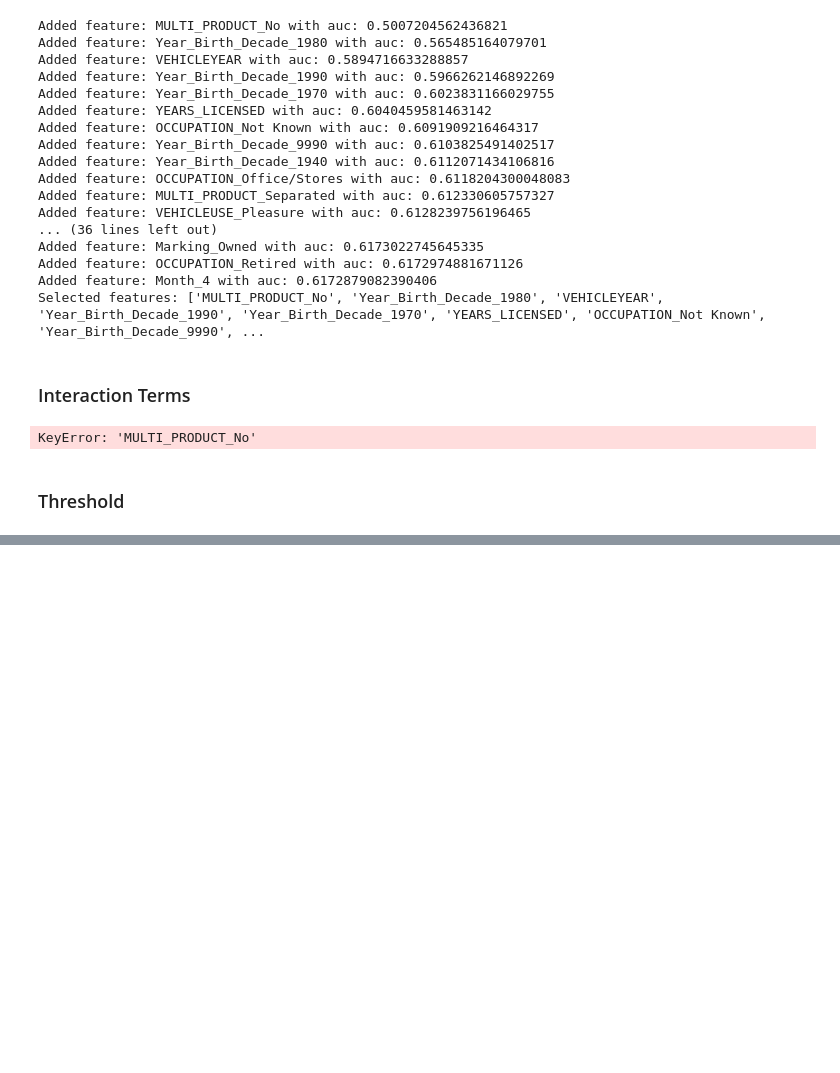
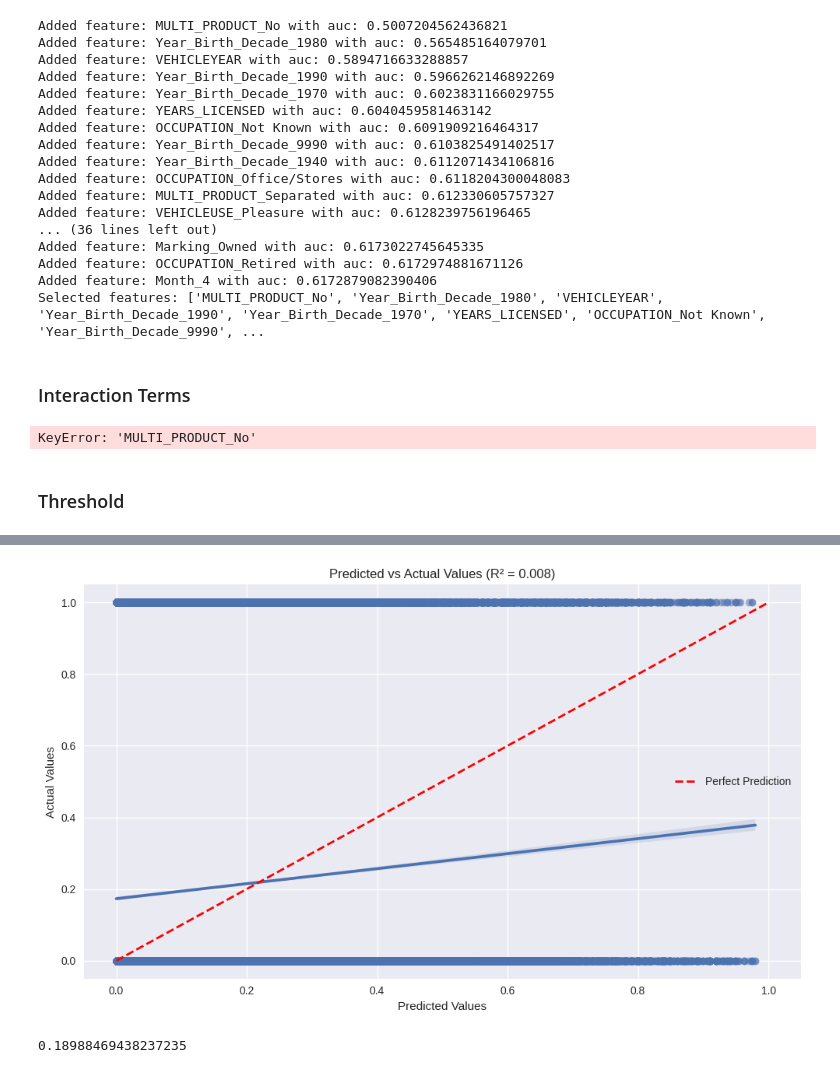
Before and after one commit to TheGooseGuy/Insurance-Product-Prediction, a Jupyter notebook: Project2_Solution.ipynb, the cells around one changed output, grey strips where cells are left out. Cells and saved outputs as stored; diff of their text form; code cells hidden in the pictures; blank space fills up the shorter version.

```diff
--- a/Project2_Solution.ipynb
+++ b/Project2_Solution.ipynb
@@ -498,0 +653,38 @@ Total Profit: 5022.0
+# %%
+def plot_prediction_analysis(y_test, y_pred):
+    # Calculate R-squared
+    r2 = np.corrcoef(y_test, y_pred)[0,1]**2
+
+    # Create figure
+    plt.figure(figsize=(10, 6))
+
+    # Create regression plot
+    sns.regplot(x=y_pred, y=y_test, scatter_kws={'alpha':0.5})
+
+    # Add perfect prediction line
+    plt.plot([y_test.min(), y_test.max()],
+             [y_test.min(), y_test.max()],
+             'r--', lw=2, label='Perfect Prediction')
+
+    # Add labels and title
+    plt.xlabel('Predicted Values')
+    plt.ylabel('Actual Values')
+    plt.title(f'Predicted vs Actual Values (R² = {r2:.3f})')
+    plt.legend()
+
+    plt.tight_layout()
+    plt.show()
+
+# Use it like this:
+plot_prediction_analysis(y_test, y_pred)
+# %% [output]
+[figure, added]
+# %%
+insurance_rf = RandomForestRegressor(max_features=6, random_state=42, n_estimators=100)
+insurance_rf.fit(X_train, y_train)
+
+y_pred = insurance_rf.predict(X_test)
+
+mean_squared_error(y_test, y_pred)
+# %% [output]
+0.18988469438237235
```
Also changed, not shown: parts of 23 cells of this notebook.
